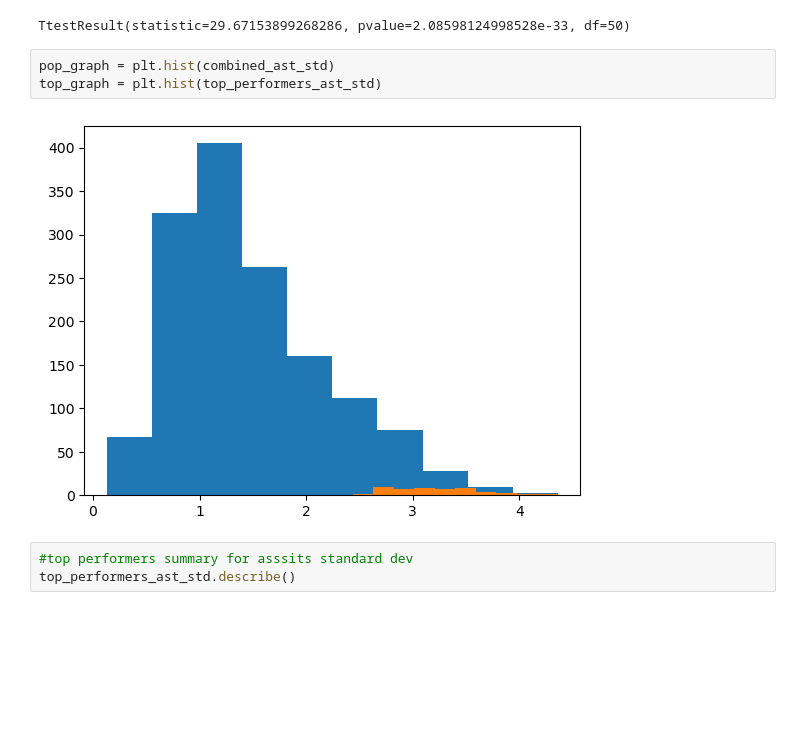
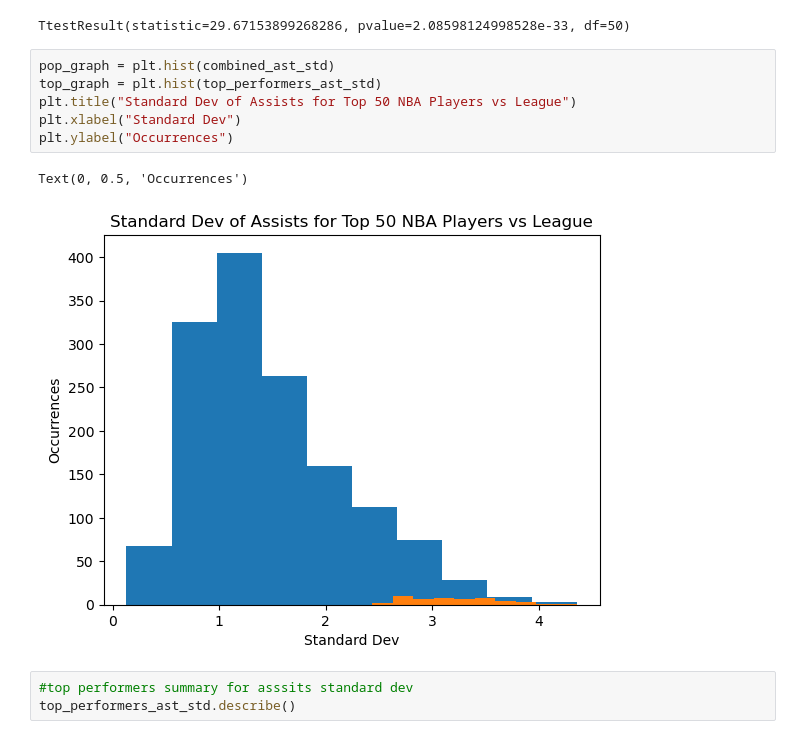
Before and after one commit to TZDSGeek/Project_1, a Jupyter notebook: NBA Analysis - Assists and Plus Minus.ipynb, the cells around one changed output. Saved outputs shown, nothing was run; the diff lists cells and outputs as text; blank space fills up the shorter version.

```diff
--- a/NBA Analysis - Assists and Plus Minus.ipynb
+++ b/NBA Analysis - Assists and Plus Minus.ipynb
@@ -503,11 +503,15 @@ combined_ast_std = combined_ast["AST_std"]
 st.ttest_1samp(top_performers_ast_std, combined_ast_std.mean())
 # %% [output]
 TtestResult(statistic=29.67153899268286, pvalue=2.08598124998528e-33, df=50)
-# %%
-pop_graph = plt.hist(combined_ast_std)
-top_graph = plt.hist(top_performers_ast_std)
-# %% [output]
-[figure, removed]
+# %%
+pop_graph = plt.hist(combined_ast_std)
+top_graph = plt.hist(top_performers_ast_std)
+plt.title("Standard Dev of Assists for Top 50 NBA Players vs League")
+plt.xlabel("Standard Dev")
+plt.ylabel("Occurrences")
+# %% [output]
+Text(0, 0.5, 'Occurrences')
+[figure, added]
 # %%
 #top performers summary for asssits standard dev
 top_performers_ast_std.describe()
```
Also changed, not shown: parts of 11 cells of this notebook, 2 other files.
